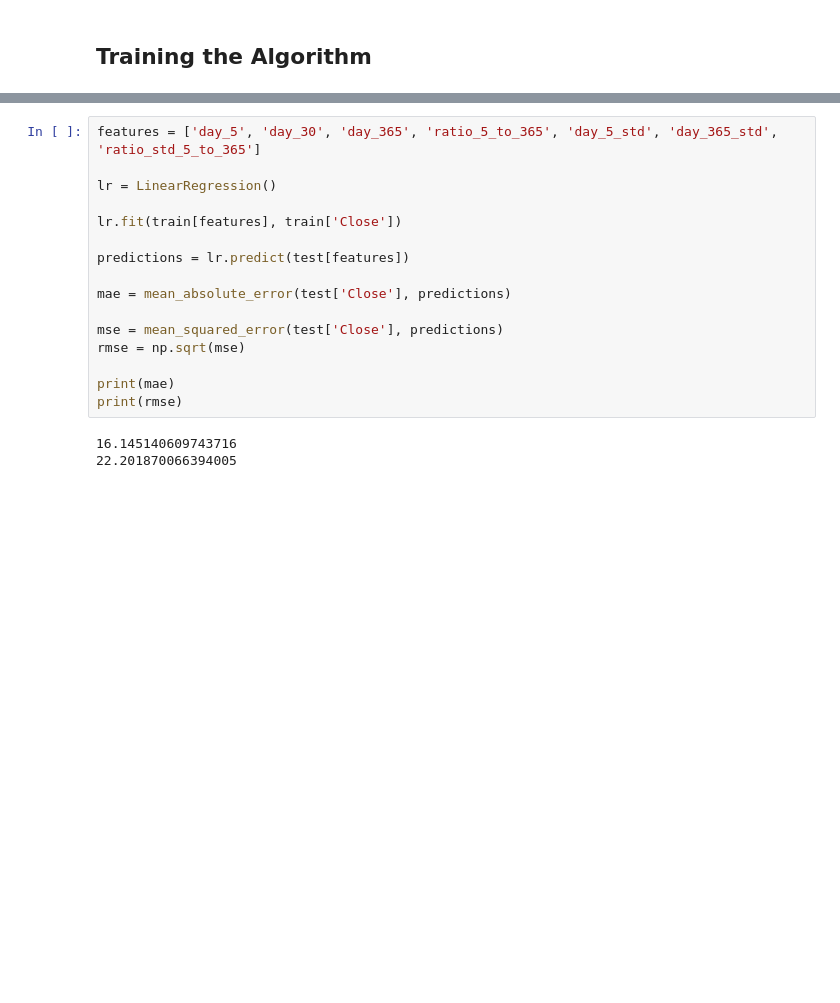
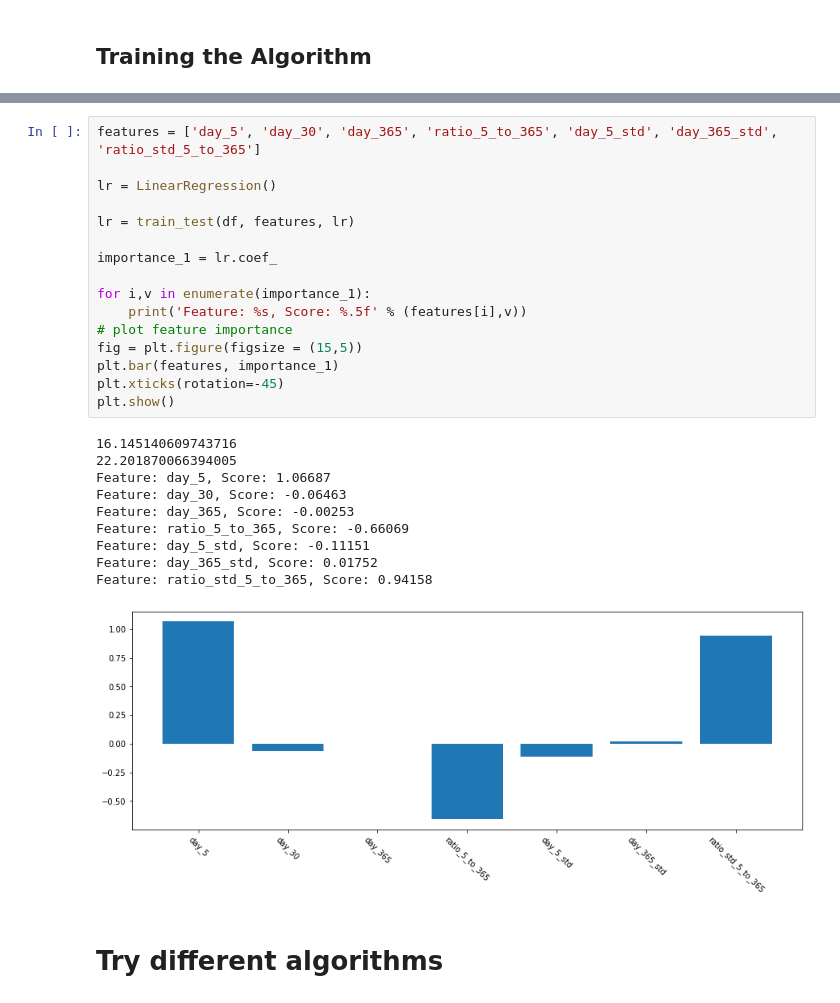
Before and after one commit to adhamalhossary/predicting-stock-market, a Jupyter notebook: Predicting Stock Market.ipynb, the cells around one changed output, grey strips where cells are left out. Drawn from its saved outputs; the diff is of its cells as text; blank space fills up the shorter version.

```diff
--- a/Predicting Stock Market.ipynb
+++ b/Predicting Stock Market.ipynb
@@ -144,19 +107,29 @@ test = df[df["Date"] >= datetime(year=2013, month=1, day=1)]
-# %%
-features = ['day_5', 'day_30', 'day_365', 'ratio_5_to_365', 'day_5_std', 'day_365_std', 'ratio_std_5_to_365']
-
-lr = LinearRegression()
-
-lr.fit(train[features], train['Close'])
-
-predictions = lr.predict(test[features])
-
-mae = mean_absolute_error(test['Close'], predictions)
-
-mse = mean_squared_error(test['Close'], predictions)
-rmse = np.sqrt(mse)
-
-print(mae)
-print(rmse)
-# %% [output]
-16.145140609743716
-22.201870066394005
+# %%
+features = ['day_5', 'day_30', 'day_365', 'ratio_5_to_365', 'day_5_std', 'day_365_std', 'ratio_std_5_to_365']
+
+lr = LinearRegression()
+
+lr = train_test(df, features, lr)
+
+importance_1 = lr.coef_
+
+for i,v in enumerate(importance_1):
+    print('Feature: %s, Score: %.5f' % (features[i],v))
+# plot feature importance
+fig = plt.figure(figsize = (15,5))
+plt.bar(features, importance_1)
+plt.xticks(rotation=-45)
+plt.show()
+# %% [output]
+16.145140609743716
+22.201870066394005
+Feature: day_5, Score: 1.06687
+Feature: day_30, Score: -0.06463
+Feature: day_365, Score: -0.00253
+Feature: ratio_5_to_365, Score: -0.66069
+Feature: day_5_std, Score: -0.11151
+Feature: day_365_std, Score: 0.01752
+Feature: ratio_std_5_to_365, Score: 0.94158
+[figure, added]
+# %% [markdown]
+# Try different algorithms
```
Also changed, not shown: parts of 21 cells of this notebook.
